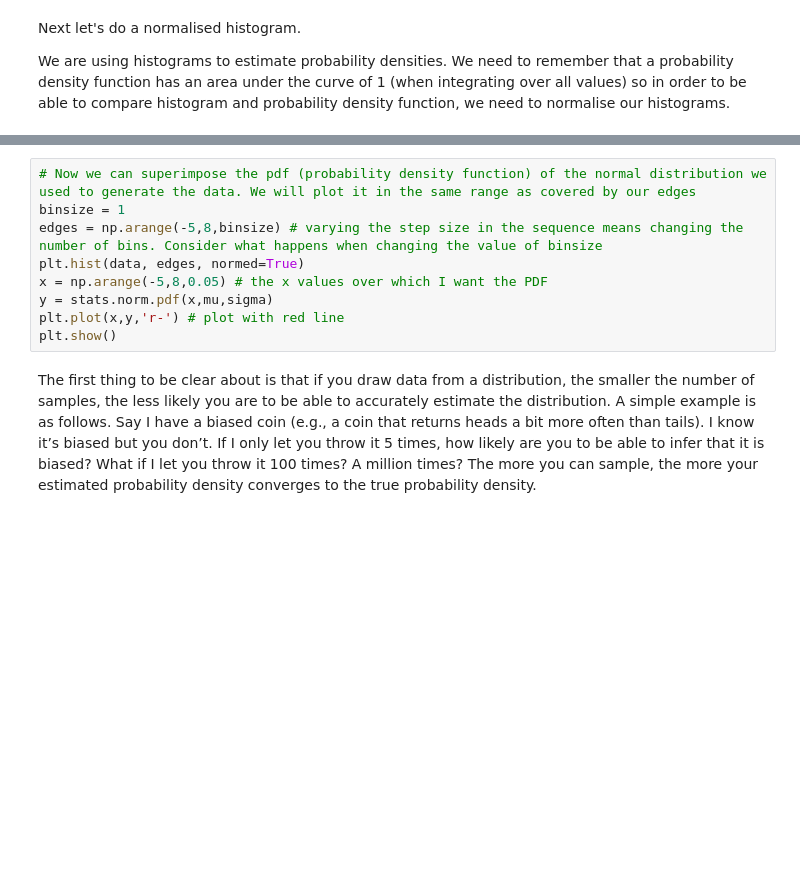
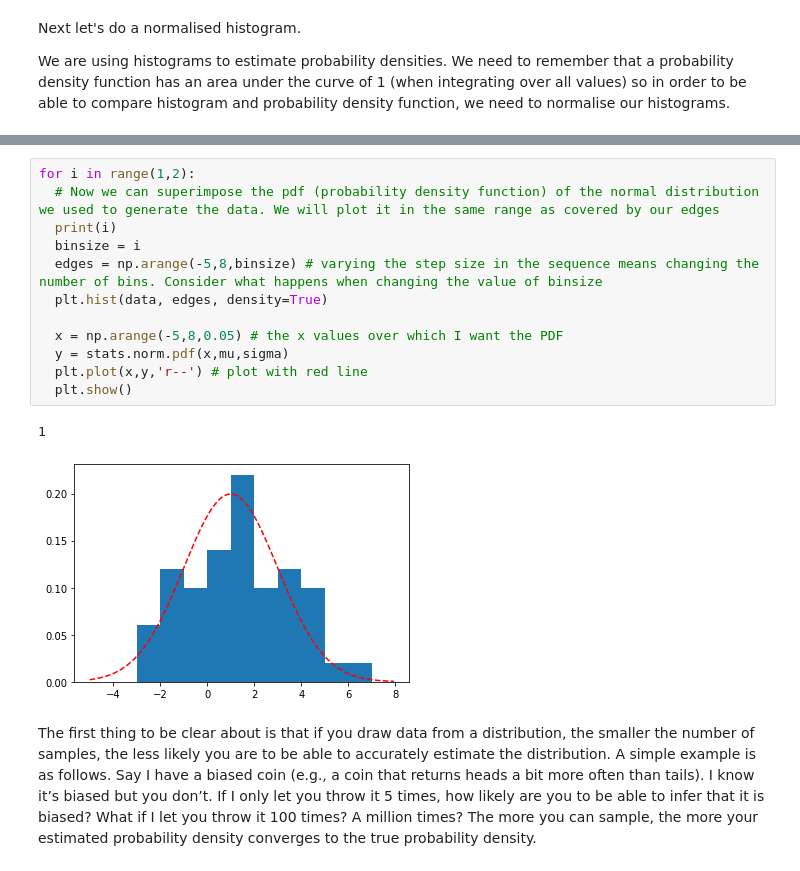
Before and after one commit to LordLean/Machine-Learning, a Jupyter notebook: ML_Labs/Lab3.ipynb, the cells around one changed output, grey strips where cells are left out. Saved outputs shown, nothing was run; the diff lists cells and outputs as text; blank space fills up the shorter version.

```diff
--- a/ML_Labs/Lab3.ipynb
+++ b/ML_Labs/Lab3.ipynb
@@ -61,12 +69,18 @@ plt.hist(data, edges, normed=True)
 # %%
-# Now we can superimpose the pdf (probability density function) of the normal distribution we used to generate the data. We will plot it in the same range as covered by our edges
-binsize = 1
-edges = np.arange(-5,8,binsize) # varying the step size in the sequence means changing the number of bins. Consider what happens when changing the value of binsize
-plt.hist(data, edges, normed=True)
-x = np.arange(-5,8,0.05) # the x values over which I want the PDF
-y = stats.norm.pdf(x,mu,sigma)
-plt.plot(x,y,'r-') # plot with red line
-plt.show()
+for i in range(1,2):
+  # Now we can superimpose the pdf (probability density function) of the normal distribution we used to generate the data. We will plot it in the same range as covered by our edges
+  print(i)
+  binsize = i
+  edges = np.arange(-5,8,binsize) # varying the step size in the sequence means changing the number of bins. Consider what happens when changing the value of binsize
+  plt.hist(data, edges, density=True)
+
+  x = np.arange(-5,8,0.05) # the x values over which I want the PDF
+  y = stats.norm.pdf(x,mu,sigma)
+  plt.plot(x,y,'r--') # plot with red line
+  plt.show()
+# %% [output]
+1
+[figure, added]
 # %% [markdown]
 The first thing to be clear about is that if you draw data from a distribution, the smaller the number of samples, the less likely you are to be able to accurately estimate the distribution.  A simple example is as follows.  Say I have a biased coin (e.g., a coin that returns heads a bit more often than tails).  I know it’s biased but you don’t.  If I only let you throw it 5 times, how likely are you to be able to infer that it is biased?  What if I let you throw it 100 times?  A million times?  The more you can sample, the more your estimated probability density converges to the true probability density.
 # %% [markdown]
```
Also changed, not shown: parts of 12 cells of this notebook.
